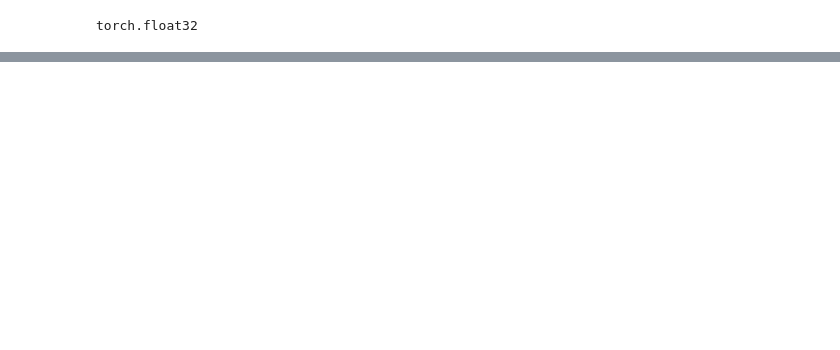
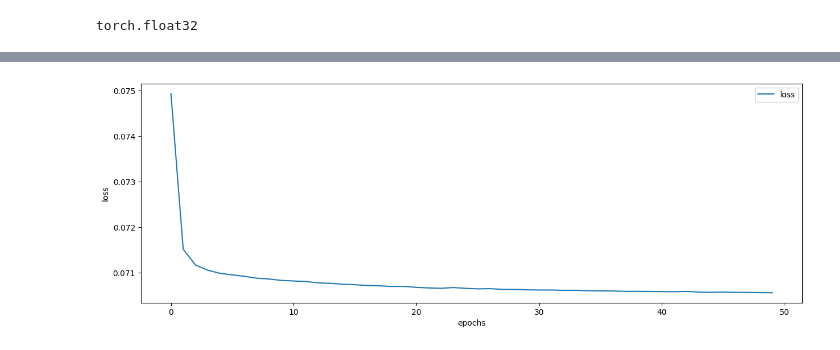
Before and after one commit to sebascarag/AI-SyntheticSound, a Jupyter notebook: TSNE Urbansound8K.ipynb, the cells around one changed output, grey strips where cells are left out. Saved outputs shown, nothing was run; the diff lists cells and outputs as text; code cells hidden in the pictures; blank space fills up the shorter version.

```diff
--- a/TSNE Urbansound8K.ipynb
+++ b/TSNE Urbansound8K.ipynb
@@ -339,0 +454,20 @@ Total Time: 1.18 min
+# %%
+# models
+num_latent = 8
+num_hidden_1 = 256
+modelVAE2 = m_vae.VariationalAutoencoder(
+              latent_dims= num_latent,
+              num_features= num_features,
+              num_hidden_layers= num_hidden_1
+            )
+modelVAE2 = modelVAE2.to(device.type)
+print("VAE ready")
+
+modelCVAE2 = m_cvae.ConditionalVariationalAutoencoder(
+              latent_dims= num_latent,
+              num_features= num_features,
+              num_hidden_layers= num_hidden_1,
+              num_classes= num_classes
+            )
+modelCVAE2 = modelCVAE2.to(device.type)
+print("CVAE ready")
@@ -339,0 +479,2 @@ Total Time: 1.18 min
+# %%
+trained_vae2, losses_vae2 = train(modelVAE2, data, num_epochs, kl_version=2)
@@ -339,0 +499,4 @@ Total Time: 1.18 min
+# %%
+plot_losses(losses_vae2)
+# %% [output]
+[figure, added]
```
Also changed, not shown: parts of 68 cells of this notebook.
